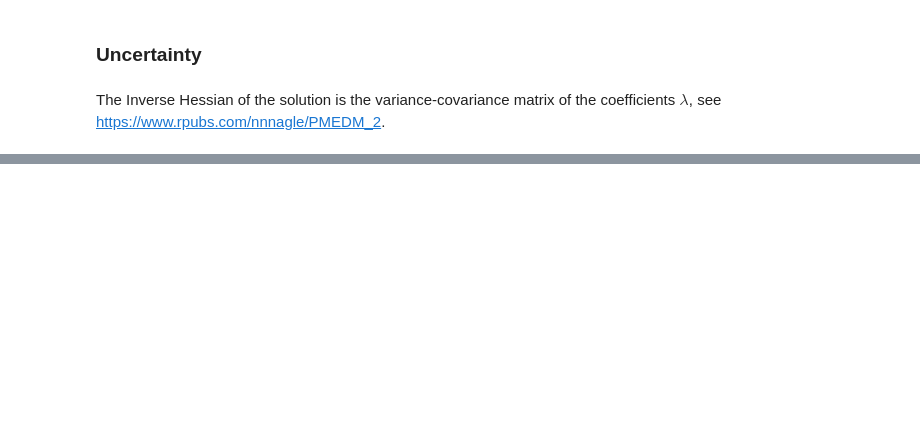
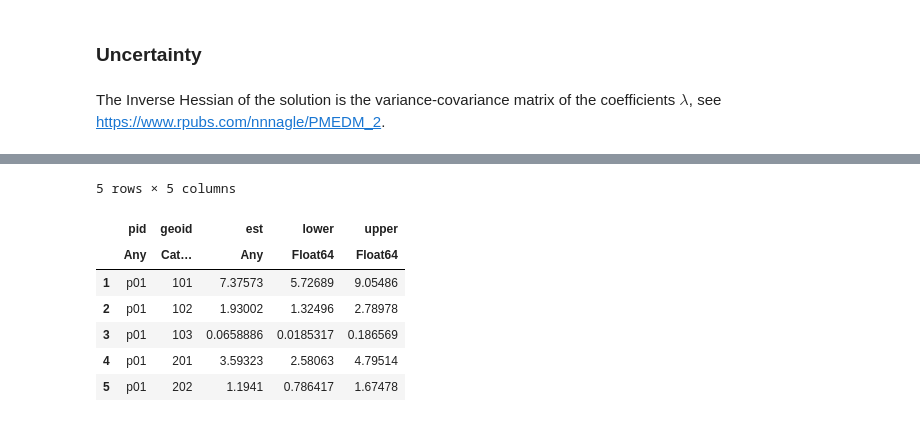
Before and after one commit to jvtcl/pmedmJL, a Jupyter notebook: notebooks/toy_example.ipynb, the cells around one changed output, grey strips where cells are left out. Saved outputs shown, nothing was run; the diff lists cells and outputs as text; code cells hidden in the pictures; blank space fills up the shorter version.

```diff
--- a/notebooks/toy_example.ipynb
+++ b/notebooks/toy_example.ipynb
@@ -313,0 +314,15 @@ dim: 52
+# %%
+psim = []
+
+for s in 1:nsim
+    ps = compute_allocation(q, X, simλ[:,s])
+    ps = ps * N
+    append!(psim, ps)
+end
+
+psim = reshape(psim, :, nsim);
+# %%
+# 95% confidence interval
+ci = [quantile(psim[i,:], (0.025, 0.975)) for i in 1:size(psim)[1]]
+ci = DataFrame(ci)
+rename!(ci, ["lower", "upper"]);
@@ -313,0 +337,14 @@ dim: 52
+# %%
+## append the conf ints
+res_ci = hcat(sypm, ci);
+# %%
+first(res_ci, 5)
+# %% [output]
+5 rows × 5 columns
+|  | pid | geoid | est | lower | upper |
+|  | Any | Cat… | Any | Float64 | Float64 |
+| 1 | p01 | 101 | 7.37573 | 5.72689 | 9.05486 |
+| 2 | p01 | 102 | 1.93002 | 1.32496 | 2.78978 |
+| 3 | p01 | 103 | 0.0658886 | 0.0185317 | 0.186569 |
+| 4 | p01 | 201 | 3.59323 | 2.58063 | 4.79514 |
+| 5 | p01 | 202 | 1.1941 | 0.786417 | 1.67478 |
```
Also changed, not shown: parts of 18 cells of this notebook.
